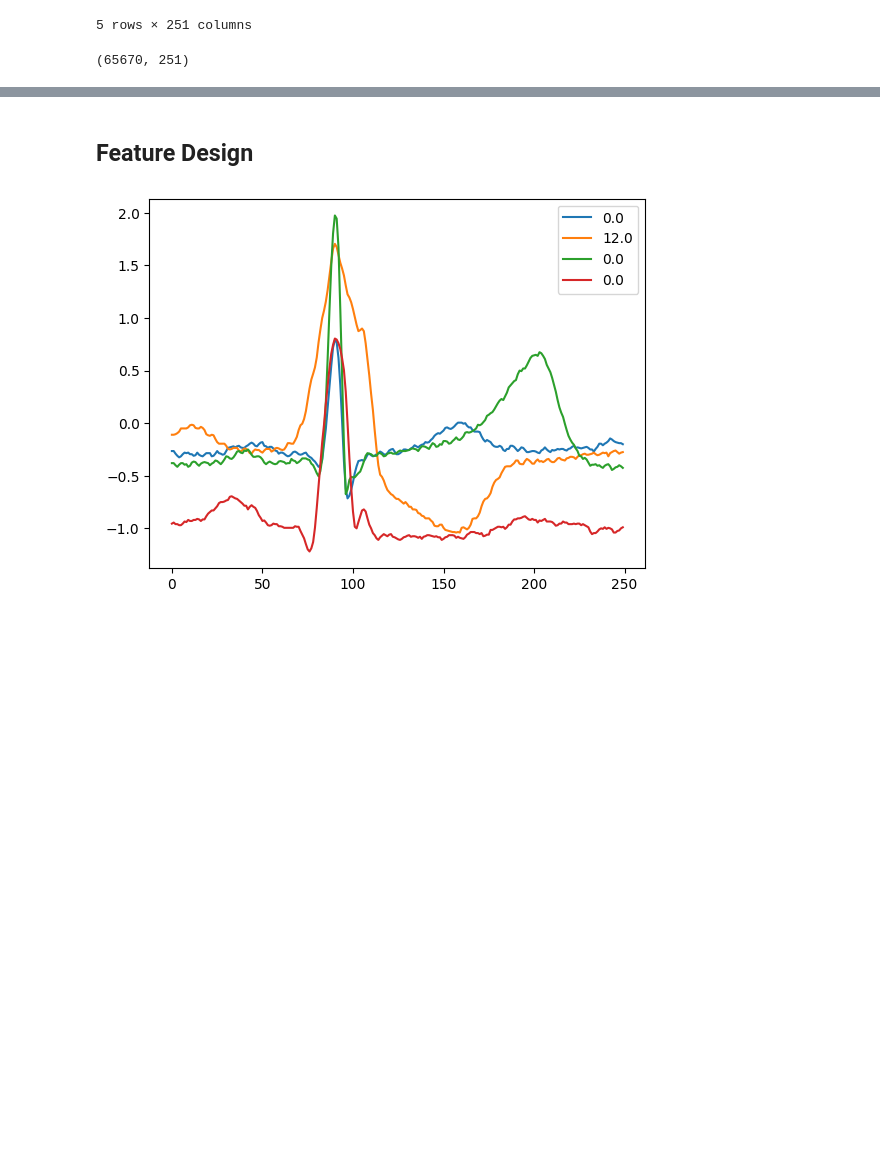
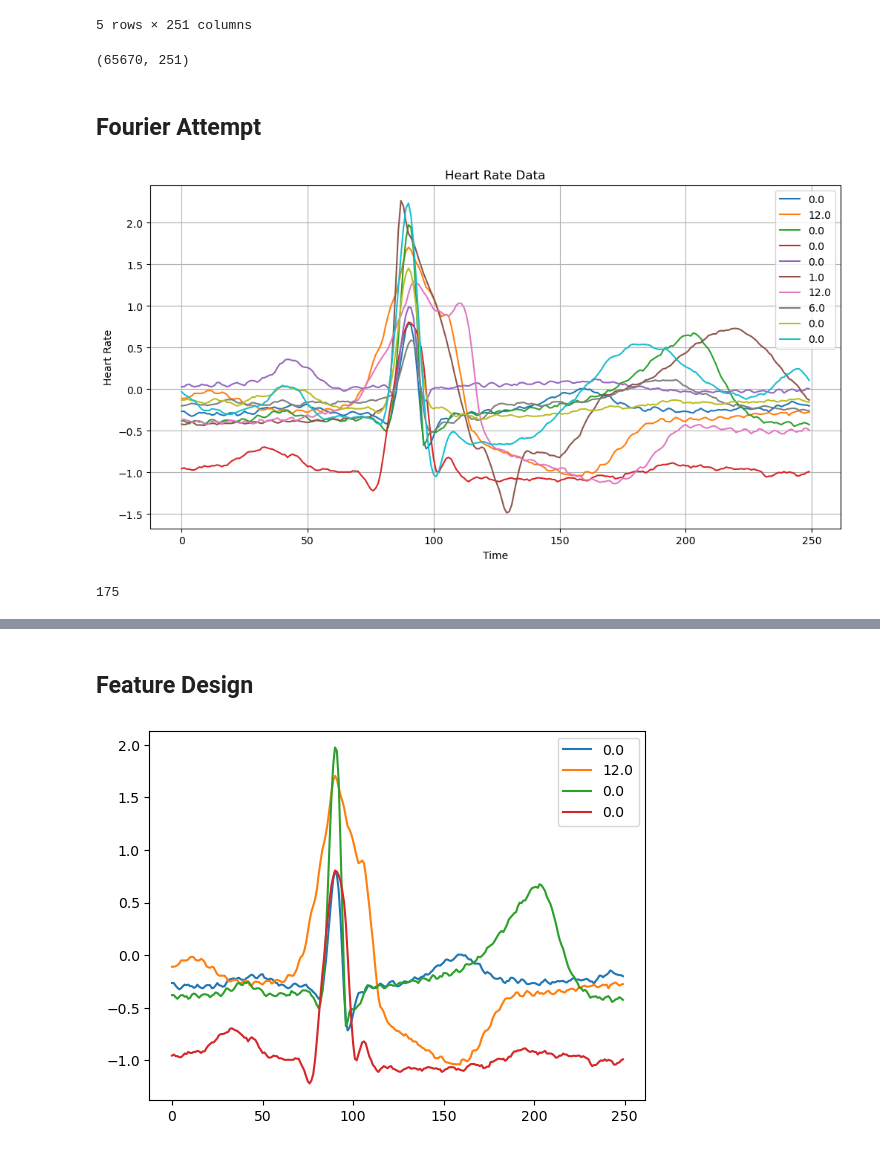
Before and after one commit to zachorrie/ML_ASS, a Jupyter notebook: CS_ARR.ipynb, the cells around one changed output, grey strips where cells are left out. Cells and saved outputs as stored; diff of their text form; code cells hidden in the pictures; blank space fills up the shorter version.

Commit message:
Added Fourier Analysis

```diff
--- a/CS_ARR.ipynb
+++ b/CS_ARR.ipynb
@@ -33,3 +33,36 @@ X_train = df_train.iloc[:,:-1].values
 y_train = df_train.iloc[:,-1:].values.ravel()
 X_val = df_val.iloc[:,:-1].values
 y_val = df_val.iloc[:,-1:].values.ravel()
+# %% [markdown]
+## Fourier Attempt
+# %%
+time = np.arange(0, 250)
+fx_train = df_train.iloc[:,:-1].values
+fy_train = df_train.iloc[:,-1:].values.ravel()
+fx_val = df_val.iloc[:,:-1].values
+fy_val = df_val.iloc[:,-1:].values.ravel()
+# %%
+plt.figure(figsize=(12, 6))
+
+cnt = 10
+for beat in fx_train[:cnt]:
+    plt.plot(beat)
+
+plt.legend(y_train[:cnt])
+plt.xlabel('Time')
+plt.ylabel('Heart Rate')
+plt.title('Heart Rate Data')
+plt.grid()
+plt.show()
+# %% [output]
+[figure, added]
+# %%
+# Parameter to determine frequency breadth of the FFT data as percentage of spectrum
+total_breadth = len(fx_train[0])
+perc =.7
+
+breadth = (perc*total_breadth)
+breadth = int(breadth)
+breadth
+# %% [output]
+175
```
Also changed, not shown: parts of 12 cells of this notebook, 1 other file.
